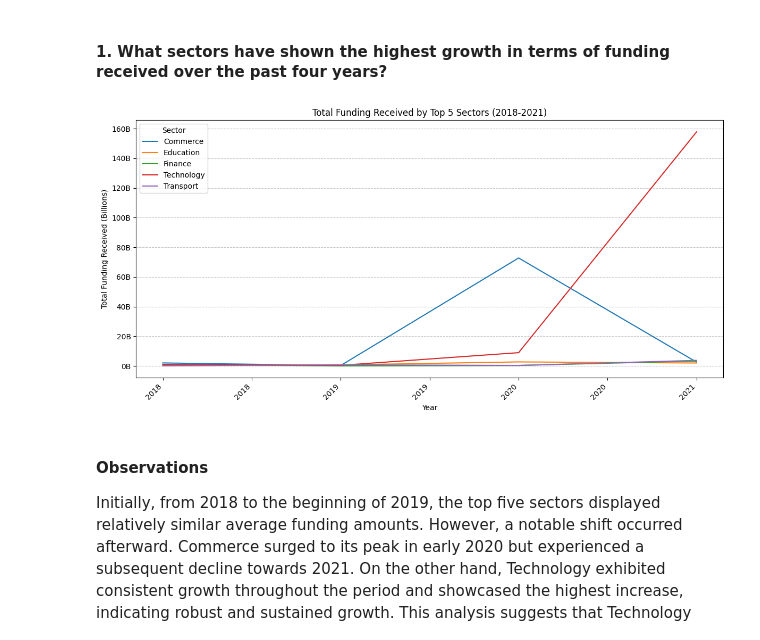
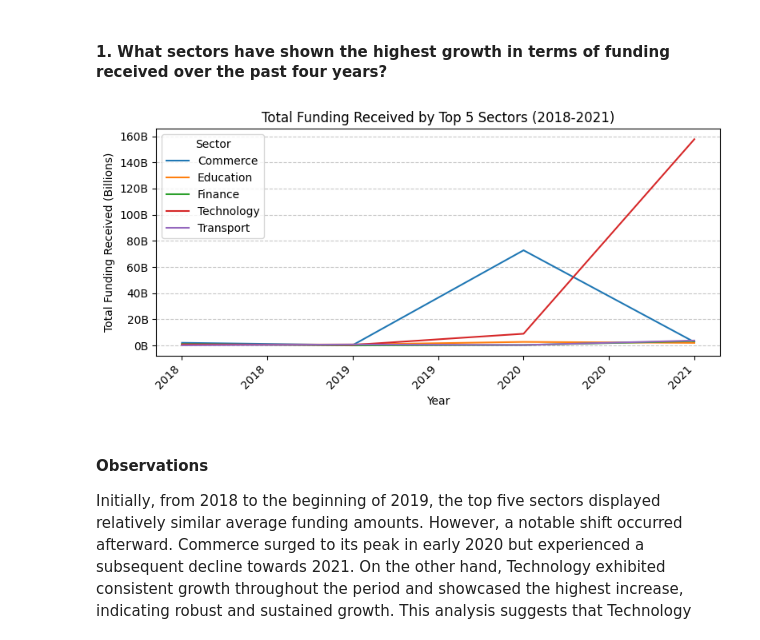
Before and after one commit to valiantezabuku/A-Data-Analysis-Project, a Jupyter notebook: indian_start_up_funding_analysis.ipynb, the cells around one changed output. Cells and saved outputs as stored; diff of their text form; code cells hidden in the pictures.

```diff
--- a/indian_start_up_funding_analysis.ipynb
+++ b/indian_start_up_funding_analysis.ipynb
@@ -1239,30 +1241,30 @@ pivot_table = funding_per_year_top5.pivot(index='year', columns='sector', values
 pivot_table_in_billions = pivot_table / 1e9
 # %%
 # Plot the total funding received for each sector over the years (line plot) in billions
-ax = pivot_table_in_billions.plot(kind='line', figsize=(12, 6))
+ax = pivot_table_in_billions.plot(kind='line', figsize=(8, 4))
 
 # Set a custom formatter to display "B" for billions on the y-axis
 def billions_formatter(x, pos):
     return f'{x:.0f}B'
 
 ax.yaxis.set_major_formatter(FuncFormatter(billions_formatter))
 
 # Set a custom formatter for the x-axis to display years without decimal places
 def year_formatter(x, pos):
     return f'{int(x):d}'  # Format the year as an integer without decimal places
 
 ax.xaxis.set_major_formatter(FuncFormatter(year_formatter))
 
 plt.title('Total Funding Received by Top 5 Sectors (2018-2021)')
 plt.xlabel('Year')
 plt.ylabel('Total Funding Received (Billions)')
 plt.xticks(rotation=45, ha='right')
 plt.legend(title='Sector')
 plt.grid(axis='y', linestyle='--', alpha=0.7)
 plt.tight_layout()
 plt.show()
 # %% [output]
-[figure, old version]
+[figure, new version]
 # %% [markdown]
 #### Observations
 Initially, from 2018 to the beginning of 2019, the top five sectors displayed relatively similar average funding amounts. However, a notable shift occurred afterward. Commerce surged to its peak in early 2020 but experienced a subsequent decline towards 2021. On the other hand, Technology exhibited consistent growth throughout the period and showcased the highest increase, indicating robust and sustained growth. This analysis suggests that Technology emerged as the sector with the most significant growth trajectory during this time frame.
```
Also changed, not shown: parts of 6 cells of this notebook.
